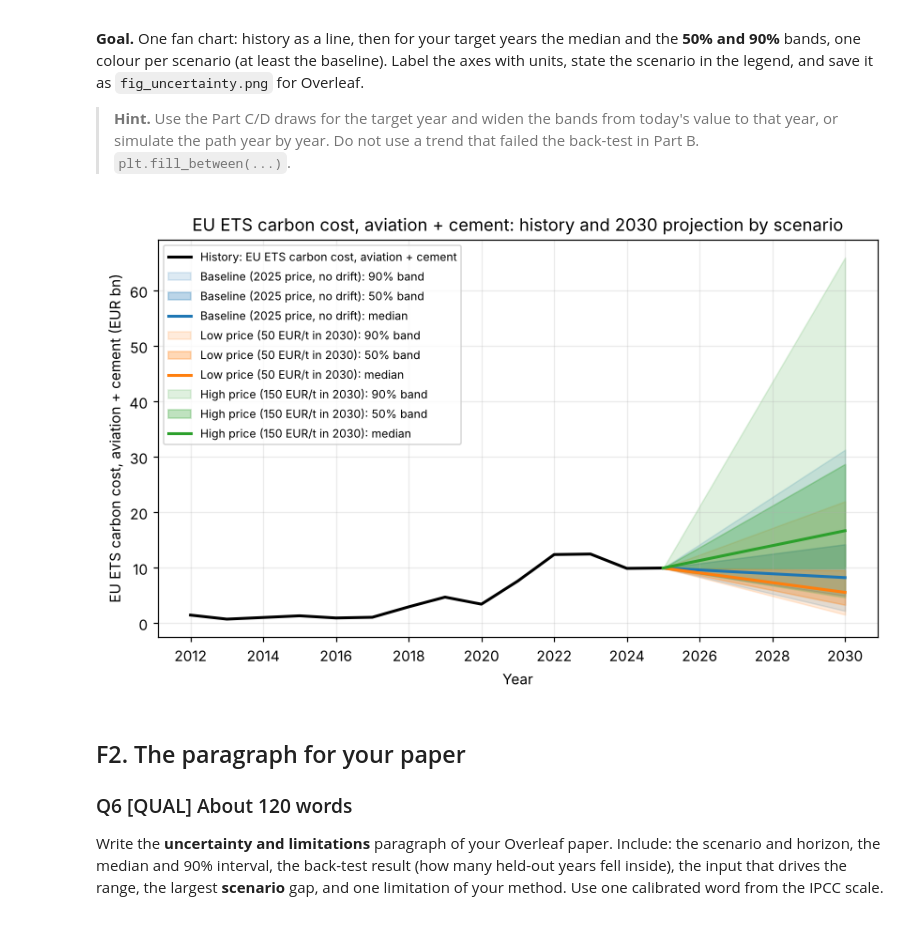
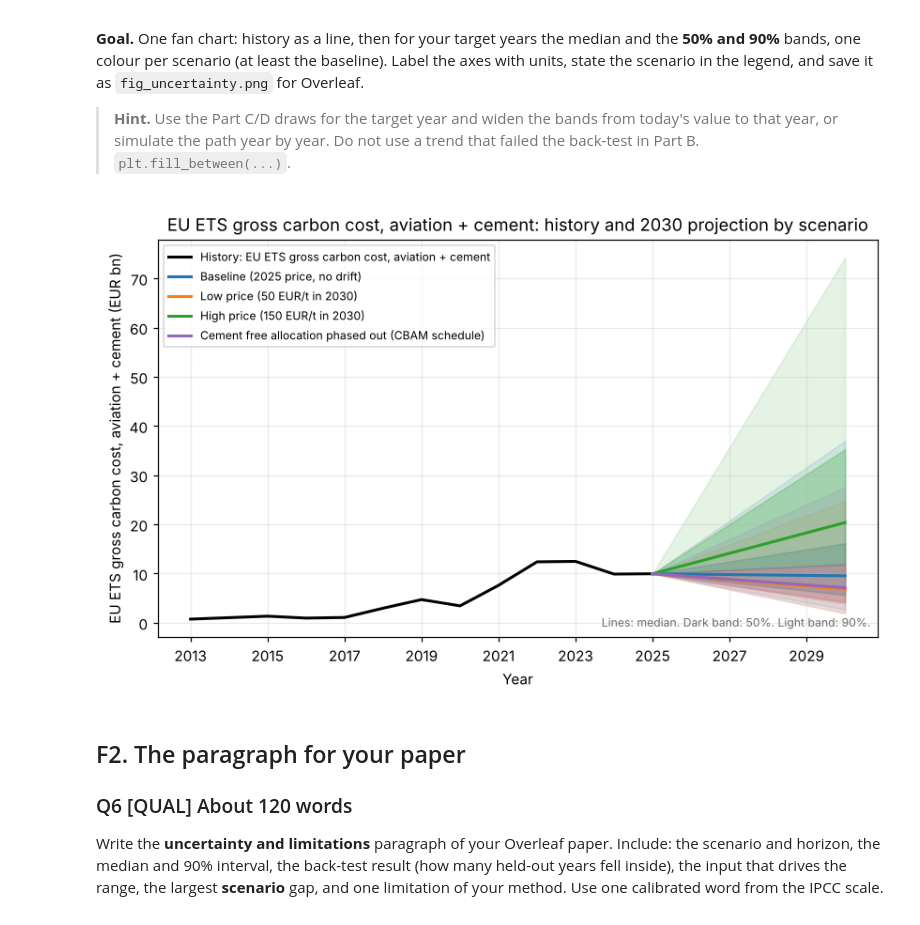
Before and after one commit to Coachbet/aidams-lab5-moulet-labergere-magret_delord-bettelli, a Jupyter notebook: labs/lab5.ipynb, the cells around one changed output. Cells and saved outputs as stored; diff of their text form; code cells hidden in the pictures.

```diff
--- a/labs/lab5.ipynb
+++ b/labs/lab5.ipynb
@@ -317,0 +355,14 @@ Price 2030 ~ Lognormal(median 73.5 EUR/t, sigma 0.79)  (annual sigma 0.35)
+# %%
+
+# Robustness of the price volatility, the assumption that drives the range: three estimation windows.
+rng_r = np.random.default_rng(SEED + 1)           # separate generator, does not change the other draws
+log_chg = np.diff(np.log(inputs["price_eur"]))
+windows = {"2013-2025 (all years)": log_chg, "2018-2025 (used above)": log_chg[-7:], "2021-2025 (post-2021)": log_chg[-4:]}
+rows = []
+for label, chg in windows.items():
+    s = chg.std(ddof=1)
+    p = p_2025 * np.exp(rng_r.normal(0, s * np.sqrt(H_C), N))
+    lo, med, hi = np.percentile(compute_quantity(aviation_2030, cement_2030, p), [5, 50, 95])
+    rows.append({"window": label, "n changes": len(chg), "annual sigma": s, "median": med, "5%": lo, "95%": hi})
+vol_check = pd.DataFrame(rows).set_index("window")
+vol_check
@@ -333,15 +390,23 @@ Price 2030 ~ Lognormal(median 73.5 EUR/t, sigma 0.79)  (annual sigma 0.35)
 
 **Goal.** Define at least **two scenarios** relevant to your role (e.g. an NGFS-style orderly vs delayed transition, a carbon price of 50 vs 150 USD/t, 30% of blast furnaces retired). Implement each as a change to the inputs of Part C, rerun the simulation, and create a table `scen` with the median and 90% interval per scenario.
 # %%
-# Scenarios change the price input of Part C; emissions draws and price volatility stay the same.
-#  - Baseline: the Part C draws (2025 price, no drift)
+# Scenarios change the inputs of Part C; emissions draws and price volatility stay the same.
+#  - Baseline: the Part C draws (2025 price, no drift), gross cost
 #  - Low price: 50 EUR/t in 2030, weak policy (supply is not tightened further)
 #  - High price: 150 EUR/t in 2030, fast transition (the 50 vs 150 example of the lab, in EUR)
+#  - Cement free allocation phased out: baseline price, but cement only pays for part of its emissions.
+#    Assumption: cement is covered by free allocation today for ALL its emissions (an upper bound on free
+#    allocation) and that coverage falls with the CBAM factor, 97.5% in 2026 to 51.5% in 2030, so it pays
+#    48.5% of its emissions in 2030. Aviation pays 100% (free allocation ended in 2026). The gross baseline is the
+#    other bound (nothing free). Installation-level free allocation (EU Transaction Log) would replace both bounds.
+CEMENT_PAID_2030 = 1 - 0.515
 z = rng.normal(0, sigma_year * np.sqrt(H_C), N)
 scenario_draws = {
     "Baseline (2025 price, no drift)": draws,
-    "Low price (50 EUR/t in 2030)": compute_quantity(emissions_2030, 50 * np.exp(z)),
-    "High price (150 EUR/t in 2030)": compute_quantity(emissions_2030, 150 * np.exp(z)),
+    "Low price (50 EUR/t in 2030)": compute_quantity(aviation_2030, cement_2030, 50 * np.exp(z)),
+    "High price (150 EUR/t in 2030)": compute_quantity(aviation_2030, cement_2030, 150 * np.exp(z)),
+    "Cement free allocation phased out (CBAM schedule)": compute_quantity(
+        aviation_2030, cement_2030, price_2030, cement_paid_share=CEMENT_PAID_2030),
 }
 
 rows = []
@@ -401,31 +492,33 @@ Not applicable: our project does not use any variable that can only be obtained
 # %%
 last_year, last_value = int(series["year"].iloc[-1]), series["value"].iloc[-1]
 path_years = np.arange(last_year, TARGET_YEAR + 1)
 frac = (path_years - last_year) / (TARGET_YEAR - last_year)   # 0 today -> 1 in the target year
 
 
 def widen(q):
     # the band starts at today's value and widens linearly to the Part C/D quantile in 2030
     return last_value + (q - last_value) * frac
 
 
-colors = ["tab:blue", "tab:orange", "tab:green"]
+colors = ["tab:blue", "tab:orange", "tab:green", "tab:purple"]
 fig, ax = plt.subplots(figsize=(9, 5))
 ax.plot(series["year"], series["value"], color="black", lw=2, label=f"History: {NAME}")
 for (name, d), c in zip(scenario_draws.items(), colors):
     p5, p25, p50, p75, p95 = np.percentile(d, [5, 25, 50, 75, 95])
-    ax.fill_between(path_years, widen(p5), widen(p95), color=c, alpha=0.15, label=f"{name}: 90% band")
-    ax.fill_between(path_years, widen(p25), widen(p75), color=c, alpha=0.30, label=f"{name}: 50% band")
-    ax.plot(path_years, widen(p50), color=c, lw=2, label=f"{name}: median")
+    ax.fill_between(path_years, widen(p5), widen(p95), color=c, alpha=0.12)
+    ax.fill_between(path_years, widen(p25), widen(p75), color=c, alpha=0.25)
+    ax.plot(path_years, widen(p50), color=c, lw=2, label=name)
 ax.set_xticks(np.arange(series["year"].min(), TARGET_YEAR + 1, 2))
 ax.set_xlabel("Year")
 ax.set_ylabel(f"{NAME} ({UNIT})")
 ax.set_title(f"{NAME}: history and {TARGET_YEAR} projection by scenario")
+ax.text(0.99, 0.02, "Lines: median. Dark band: 50%. Light band: 90%.", transform=ax.transAxes,
+        ha="right", va="bottom", fontsize=8, color="dimgray")
 ax.legend(fontsize=8, loc="upper left")
 fig.savefig("fig_uncertainty.png", dpi=200, bbox_inches="tight")
 plt.show()
 # %% [output]
-[figure, old version]
+[figure, new version]
 # %% [markdown]
 ## F2. The paragraph for your paper
 
```
Also changed, not shown: parts of 15 cells of this notebook, 2 other files.
